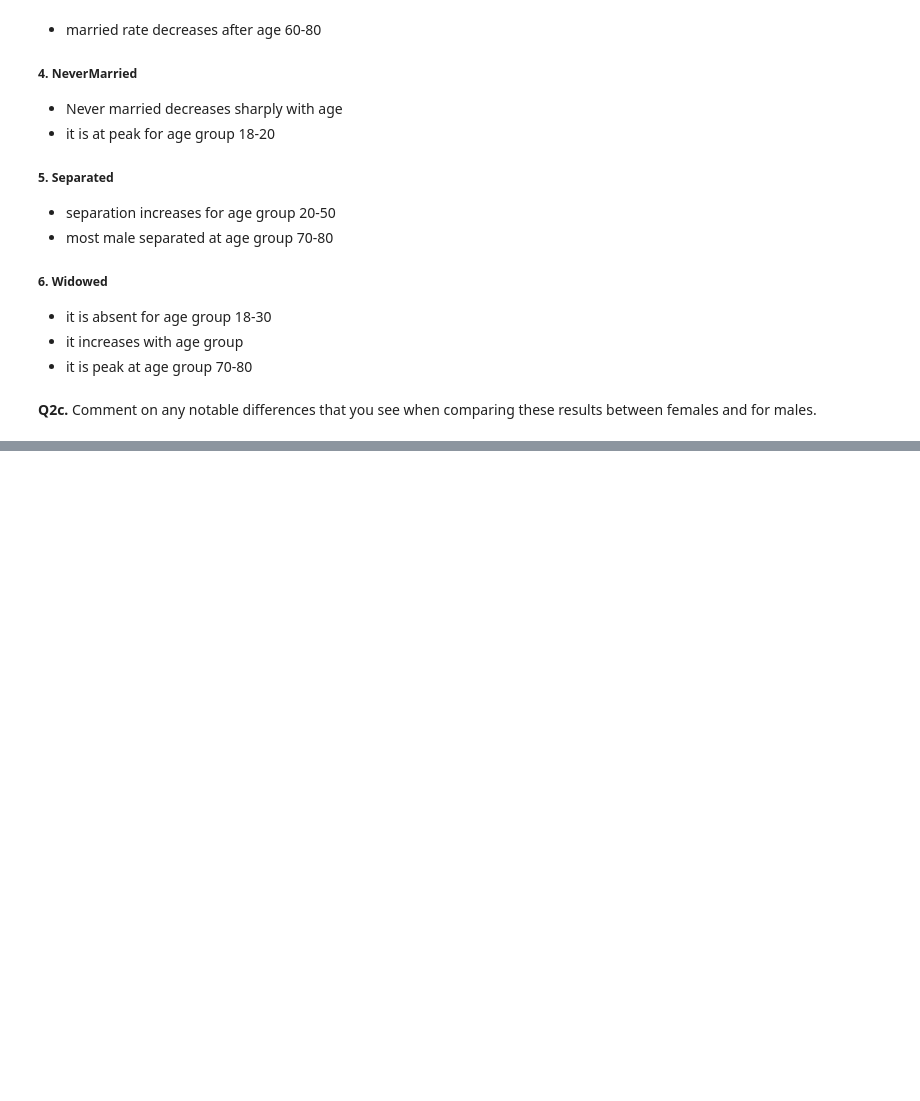
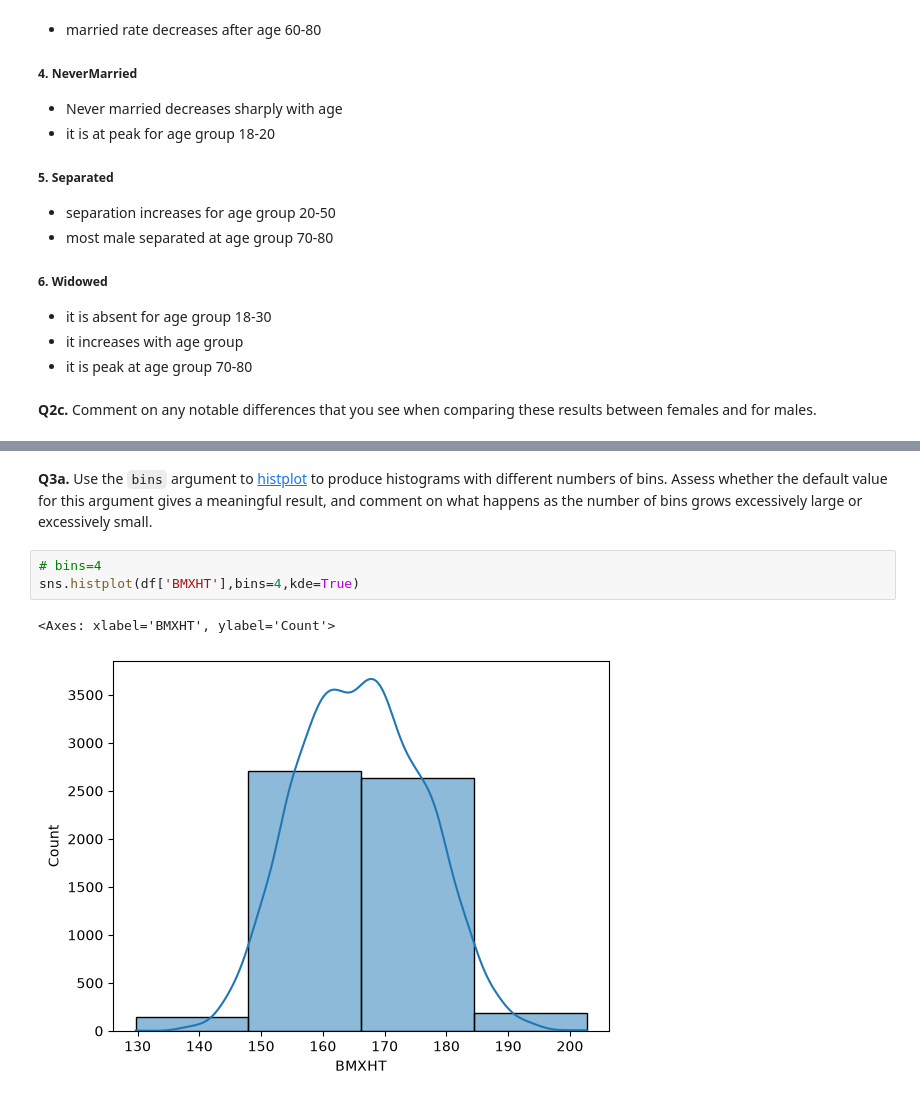
Before and after one commit to pk-790324/Statistics_For_DataScience, a Jupyter notebook: course1/module1/practice_nhanes_univariate_analyses.ipynb, the cells around one changed output, grey strips where cells are left out. Cells and saved outputs as stored; diff of their text form; blank space fills up the shorter version.

```diff
--- a/course1/module1/practice_nhanes_univariate_analyses.ipynb
+++ b/course1/module1/practice_nhanes_univariate_analyses.ipynb
@@ -273,0 +283,8 @@ __Q2c.__ Comment on any notable differences that you see when comparing these re
+# %% [markdown]
+__Q3a.__ Use the `bins` argument to [histplot](https://seaborn.pydata.org/generated/seaborn.histplot.html#seaborn.histplot) to produce histograms with different numbers of bins.  Assess whether the default value for this argument gives a meaningful result, and comment on what happens as the number of bins grows excessively large or excessively small.
+# %%
+# bins=4
+sns.histplot(df['BMXHT'],bins=4,kde=True)
+# %% [output]
+<Axes: xlabel='BMXHT', ylabel='Count'>
+[figure, added]
```
Also changed, not shown: parts of 37 cells of this notebook.
